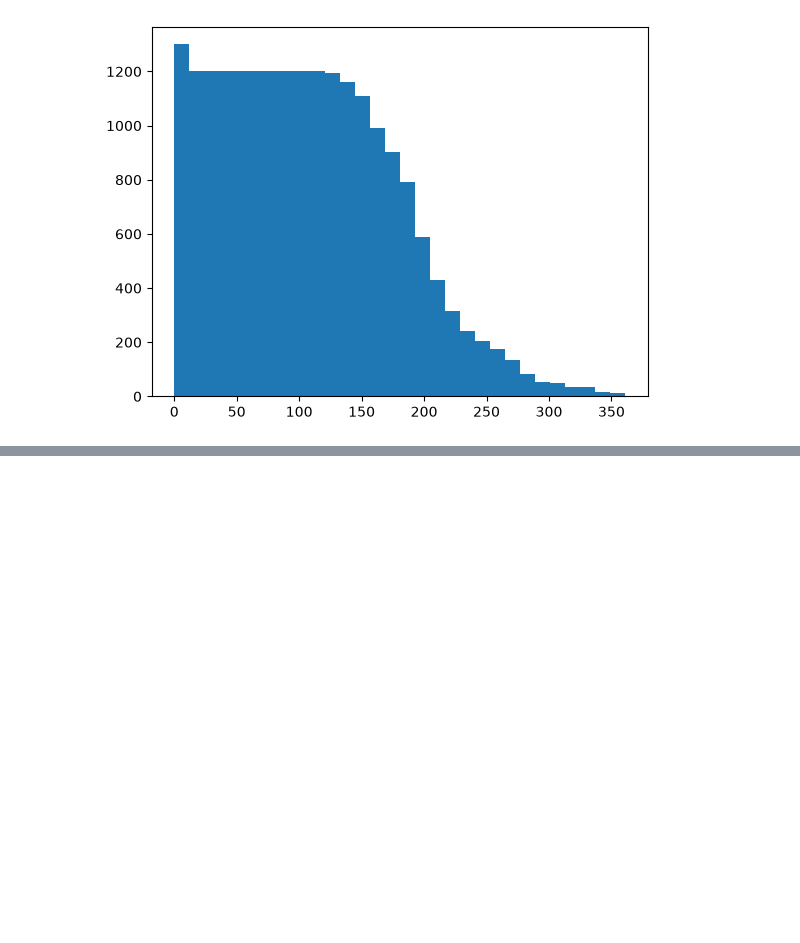
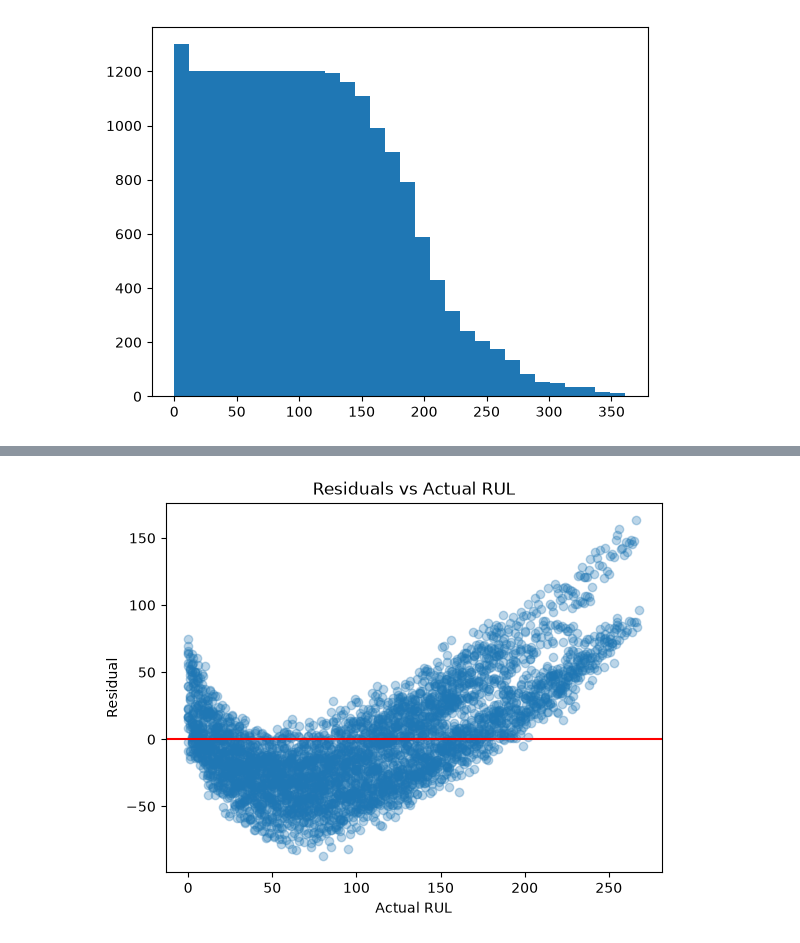
Before and after one commit to Blessingxv/predictive-maintenance-rul, a Jupyter notebook: notebooks/01_eda.ipynb, the cells around one changed output, grey strips where cells are left out. Saved outputs shown, nothing was run; the diff lists cells and outputs as text; code cells hidden in the pictures; blank space fills up the shorter version.

```diff
--- a/notebooks/01_eda.ipynb
+++ b/notebooks/01_eda.ipynb
@@ -377,0 +536,5 @@ plt.hist(train_df["RUL"], bins = 30)
+# %%
+# Residual/error
+residual = y_val - y_pred
+
+print(residual)
@@ -377,0 +554,10 @@ plt.hist(train_df["RUL"], bins = 30)
+# %%
+plt.scatter(y_val, residual, alpha = 0.3)
+plt.axhline(y = 0, color = "Red")
+
+plt.xlabel("Actual RUL")
+plt.ylabel("Residual")
+plt.title("Residuals vs Actual RUL")
+plt.show()
+# %% [output]
+[figure, added]
```
Also changed, not shown: parts of 17 cells of this notebook.
